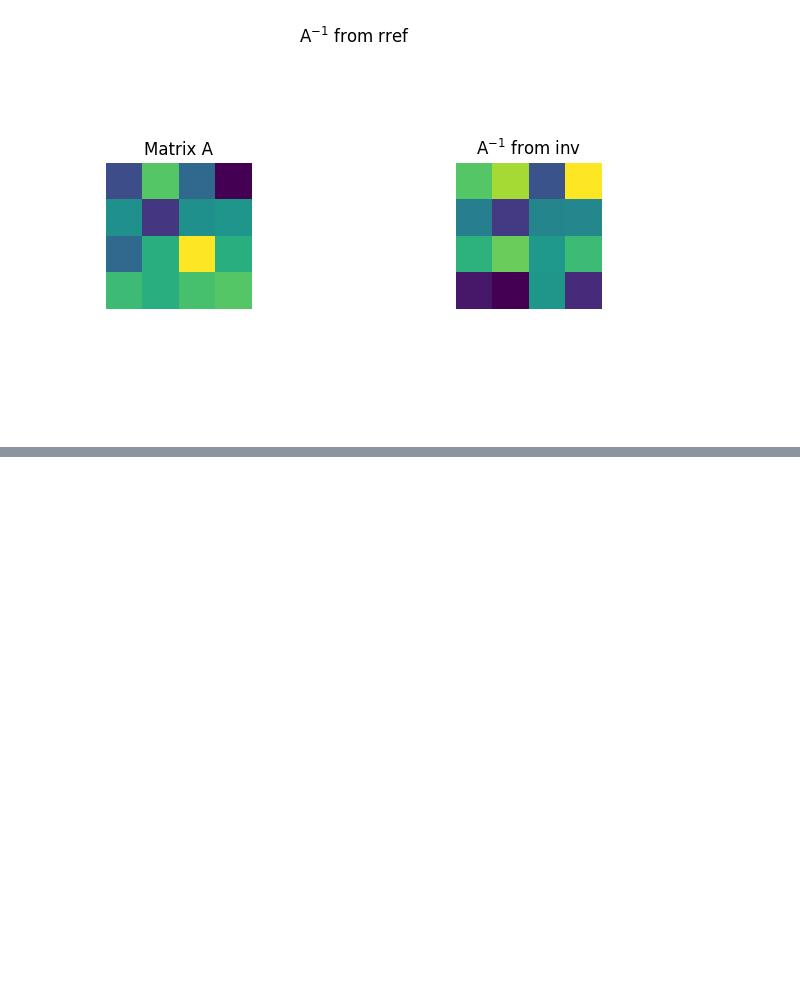
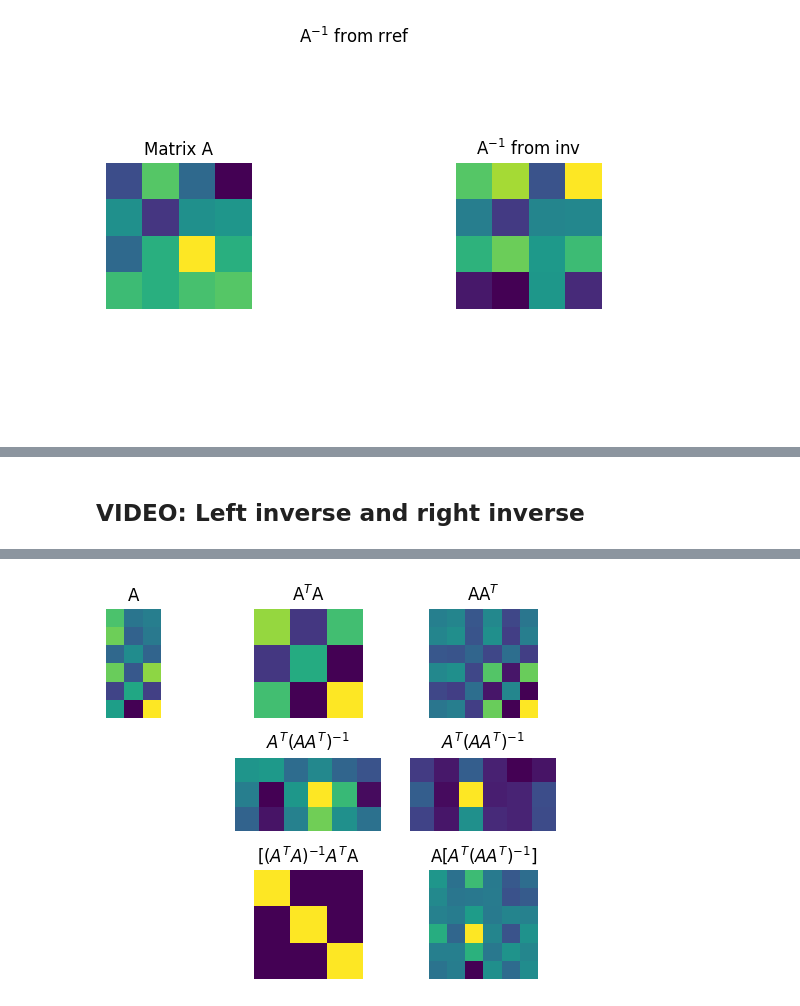
Before and after one commit to barzansaeedpour/foundations-of-machine-learning, a Jupyter notebook: 01_Mathematics-for-Machine-Learning/01_linear-algebra/01_linear-algebra.ipynb, the cells around one changed output, grey strips where cells are left out. Drawn from its saved outputs; the diff is of its cells as text; code cells hidden in the pictures; blank space fills up the shorter version.

```diff
--- a/01_Mathematics-for-Machine-Learning/01_linear-algebra/01_linear-algebra.ipynb
+++ b/01_Mathematics-for-Machine-Learning/01_linear-algebra/01_linear-algebra.ipynb
@@ -2008,0 +2031,71 @@ plt.show()
+# %% [markdown]
+## VIDEO: Left inverse and right inverse
+# %%
+# m>n for left inverse (tall matrix)
+# m>n for right inverse (wide matrix)
+m = 6
+n = 3
+
+#create matrices
+A = np.random.randn(m,n)
+AtA = A.T@A
+AAt = A@A.T
+
+#inspect ranks
+print('Shape of A^TA:',np.shape(AtA))
+print('Rank of A^TA:',np.linalg.matrix_rank(AtA))
+print('Shape of AA^T:',np.shape(AAt))
+print('Rank of AA^T:',np.linalg.matrix_rank(AAt))
+
+#left inverse
+Aleft = np.linalg.inv(AtA) @ A.T
+
+#right inverse
+Aright = A.T@np.linalg.inv(AAt)
+
+#now test!
+I_left = Aleft@A
+I_right = A@Aright
+print(I_left),print(' ')
+print(I_right),print(' ')
+
+#and then test using the inverse function
+AtA_inv = np.linalg.inv(AtA)
+I_AtA = AtA_inv@AtA
+
+AAt_inv = np.linalg.inv(AAt)
+I_AAt = AAt_inv@AAt
+print(I_AtA),print(' ')
+print(I_AAt),print(' ')
+
+##show images
+plt.subplot(331)
+plt.imshow(A), plt.axis('off')
+plt.title('A')
+
+plt.subplot(332)
+plt.imshow(AtA), plt.axis('off')
+plt.title('A$^T$A')
+
+plt.subplot(333)
+plt.imshow(AAt), plt.axis('off')
+plt.title('AA$^T$')
+
+plt.subplot(335)
+plt.imshow(Aleft), plt.axis('off')
+plt.title('$A^T(AA^T)^{-1}$')
+
+plt.subplot(336)
+plt.imshow(Aright), plt.axis('off')
+plt.title('$A^T(AA^T)^{-1}$')
+
+plt.subplot(338)
+plt.imshow(I_left), plt.axis('off')
+plt.title('[$(A^TA)^{-1}A^T$A')
+
+plt.subplot(339)
+plt.imshow(I_right), plt.axis('off')
+plt.title('A[$A^T(AA^T)^{-1}$]')
+
+plt.show()
+# %% [output]
@@ -2008,0 +2119 @@ plt.show()
+[figure, added]
```
Also changed, not shown: parts of 3 cells of this notebook.
